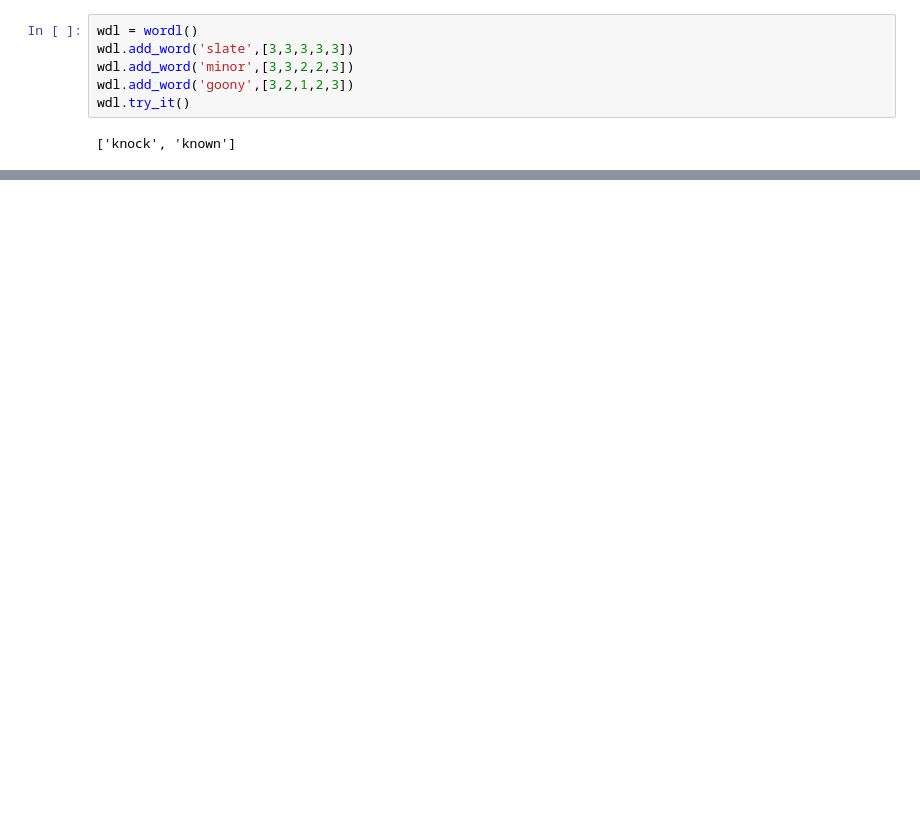
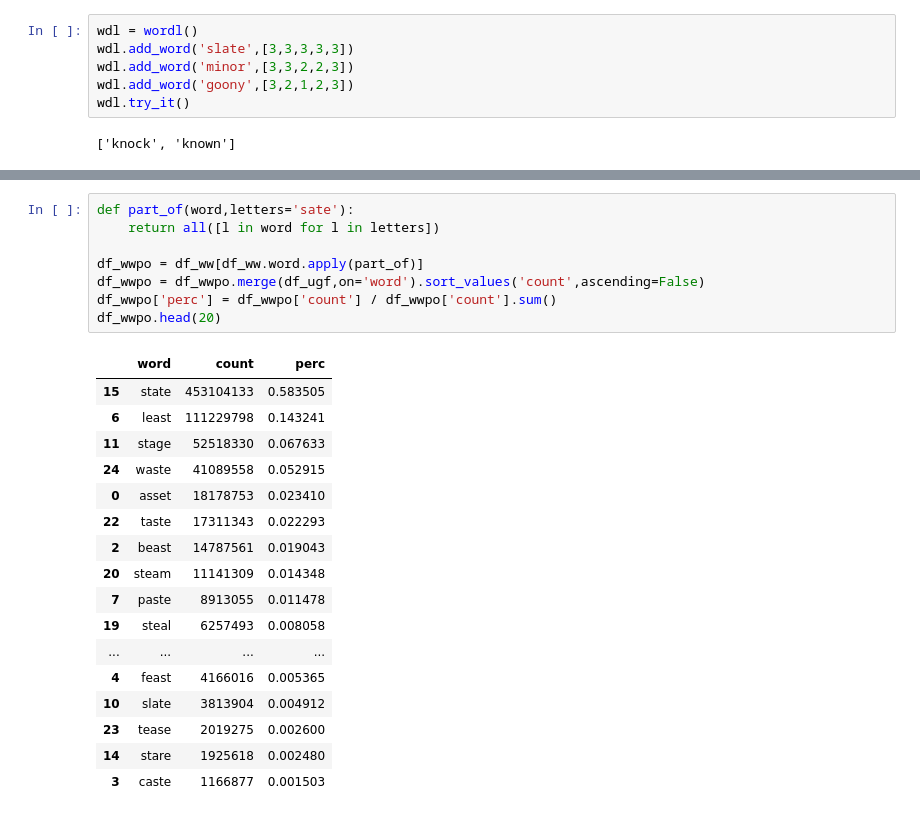
Before and after one commit to bgithub1/wordle_cheater, a Jupyter notebook: wordl_nltk_v003.ipynb, the cells around one changed output, grey strips where cells are left out. Drawn from its saved outputs; the diff is of its cells as text; blank space fills up the shorter version.

Commit message:
add cells to notebook to calculate best first words

```diff
--- a/wordl_nltk_v003.ipynb
+++ b/wordl_nltk_v003.ipynb
@@ -382,0 +443,26 @@ r = wdl.try_it()
+# %%
+def part_of(word,letters='sate'):
+    return all([l in word for l in letters])
+
+df_wwpo = df_ww[df_ww.word.apply(part_of)]
+df_wwpo = df_wwpo.merge(df_ugf,on='word').sort_values('count',ascending=False)
+df_wwpo['perc'] = df_wwpo['count'] / df_wwpo['count'].sum()
+df_wwpo.head(20)
+# %% [output]
+|  | word | count | perc |
+| 15 | state | 453104133 | 0.583505 |
+| 6 | least | 111229798 | 0.143241 |
+| 11 | stage | 52518330 | 0.067633 |
+| 24 | waste | 41089558 | 0.052915 |
+| 0 | asset | 18178753 | 0.023410 |
+| 22 | taste | 17311343 | 0.022293 |
+| 2 | beast | 14787561 | 0.019043 |
+| 20 | steam | 11141309 | 0.014348 |
+| 7 | paste | 8913055 | 0.011478 |
+| 19 | steal | 6257493 | 0.008058 |
+| ... | ... | ... | ... |
+| 4 | feast | 4166016 | 0.005365 |
+| 10 | slate | 3813904 | 0.004912 |
+| 23 | tease | 2019275 | 0.002600 |
+| 14 | stare | 1925618 | 0.002480 |
+| 3 | caste | 1166877 | 0.001503 |
```
Also changed, not shown: parts of 15 cells of this notebook, 4 other files.
